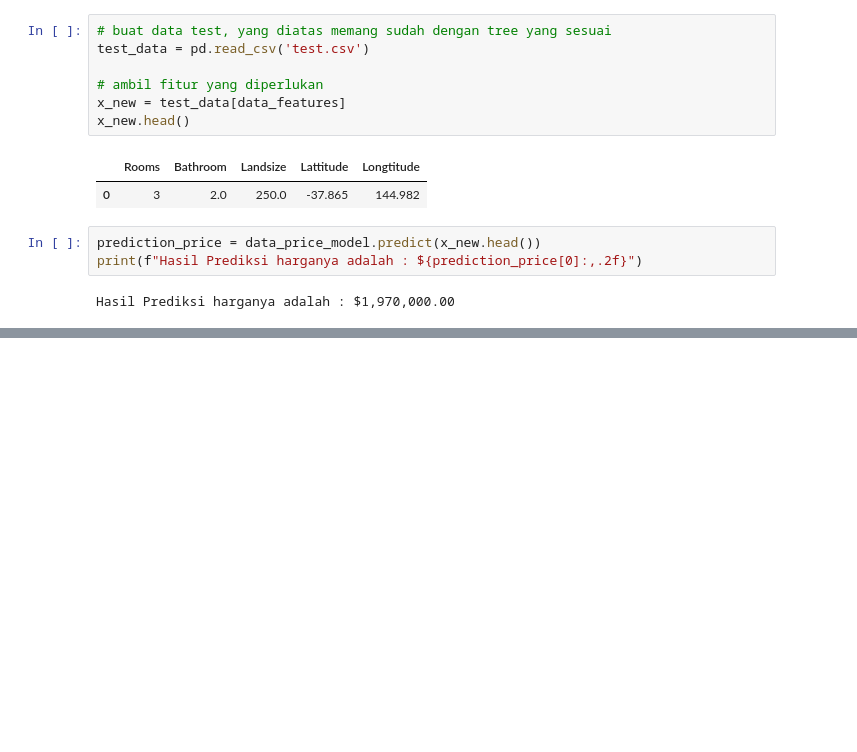
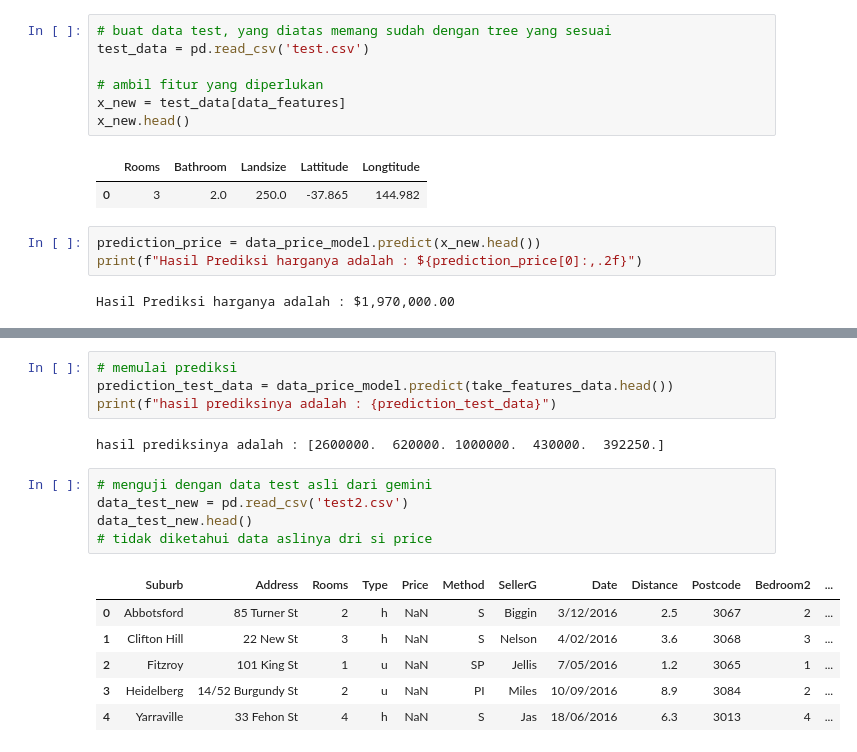
Before and after one commit to Arroyan23/Machine-Learning, a Jupyter notebook: Learning 1/prediction.ipynb, the cells around one changed output, grey strips where cells are left out. Cells and saved outputs as stored; diff of their text form; blank space fills up the shorter version.

Commit message:
Melakukan test dari data test yang diberikan oleh gemini

```diff
--- a/Learning 1/prediction.ipynb
+++ b/Learning 1/prediction.ipynb
@@ -107,0 +134,18 @@ Hasil Prediksi harganya adalah : $1,970,000.00
+# %%
+# memulai prediksi
+prediction_test_data = data_price_model.predict(take_features_data.head())
+print(f"hasil prediksinya adalah : {prediction_test_data}")
+# %% [output]
+hasil prediksinya adalah : [2600000.  620000. 1000000.  430000.  392250.]
+# %%
+# menguji dengan data test asli dari gemini
+data_test_new = pd.read_csv('test2.csv')
+data_test_new.head()
+# tidak diketahui data aslinya dri si price
+# %% [output]
+|  | Suburb | Address | Rooms | Type | Price | Method | SellerG | Date | Distance | Postcode | Bedroom2 | ... |
+| 0 | Abbotsford | 85 Turner St | 2 | h | NaN | S | Biggin | 3/12/2016 | 2.5 | 3067 | 2 | ... |
+| 1 | Clifton Hill | 22 New St | 3 | h | NaN | S | Nelson | 4/02/2016 | 3.6 | 3068 | 3 | ... |
+| 2 | Fitzroy | 101 King St | 1 | u | NaN | SP | Jellis | 7/05/2016 | 1.2 | 3065 | 1 | ... |
+| 3 | Heidelberg | 14/52 Burgundy St | 2 | u | NaN | PI | Miles | 10/09/2016 | 8.9 | 3084 | 2 | ... |
+| 4 | Yarraville | 33 Fehon St | 4 | h | NaN | S | Jas | 18/06/2016 | 6.3 | 3013 | 4 | ... |
```
Also changed, not shown: parts of 5 cells of this notebook, 2 other files.
